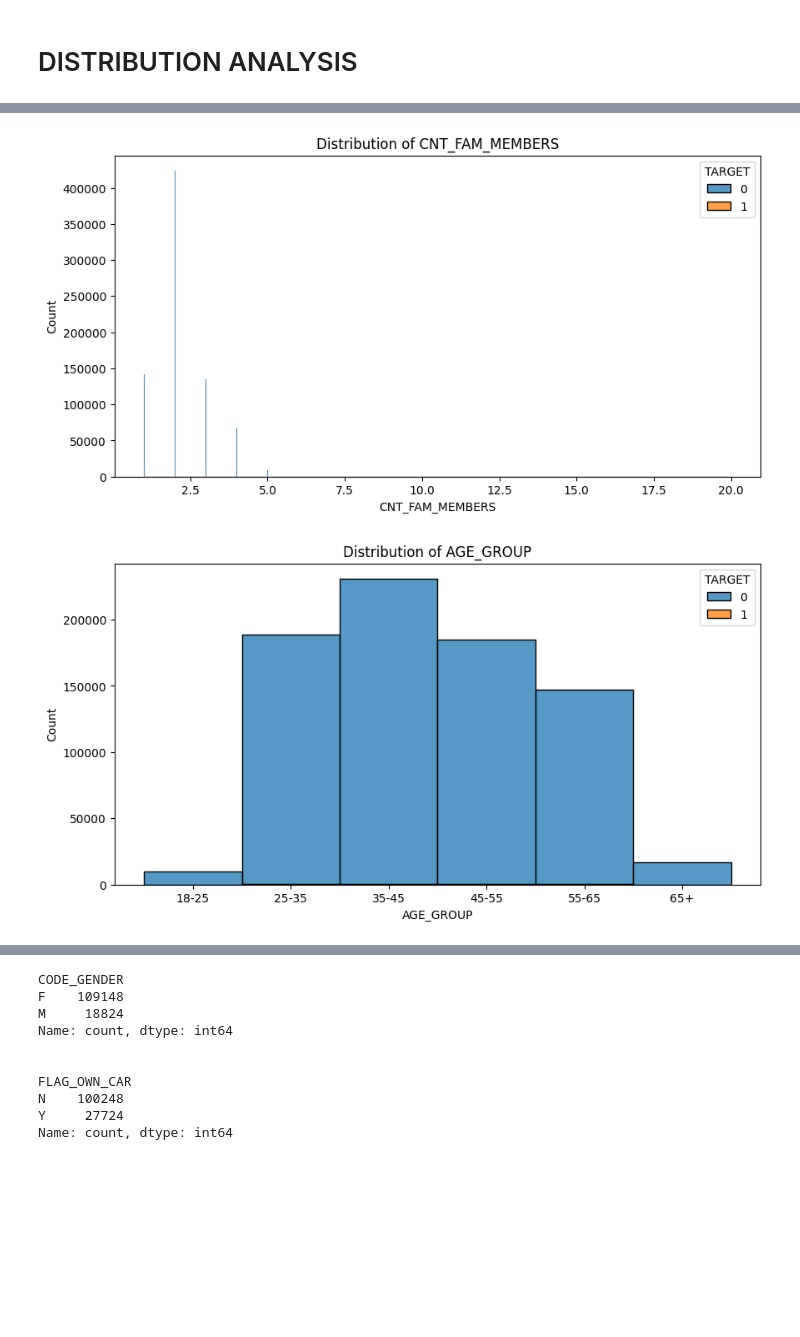
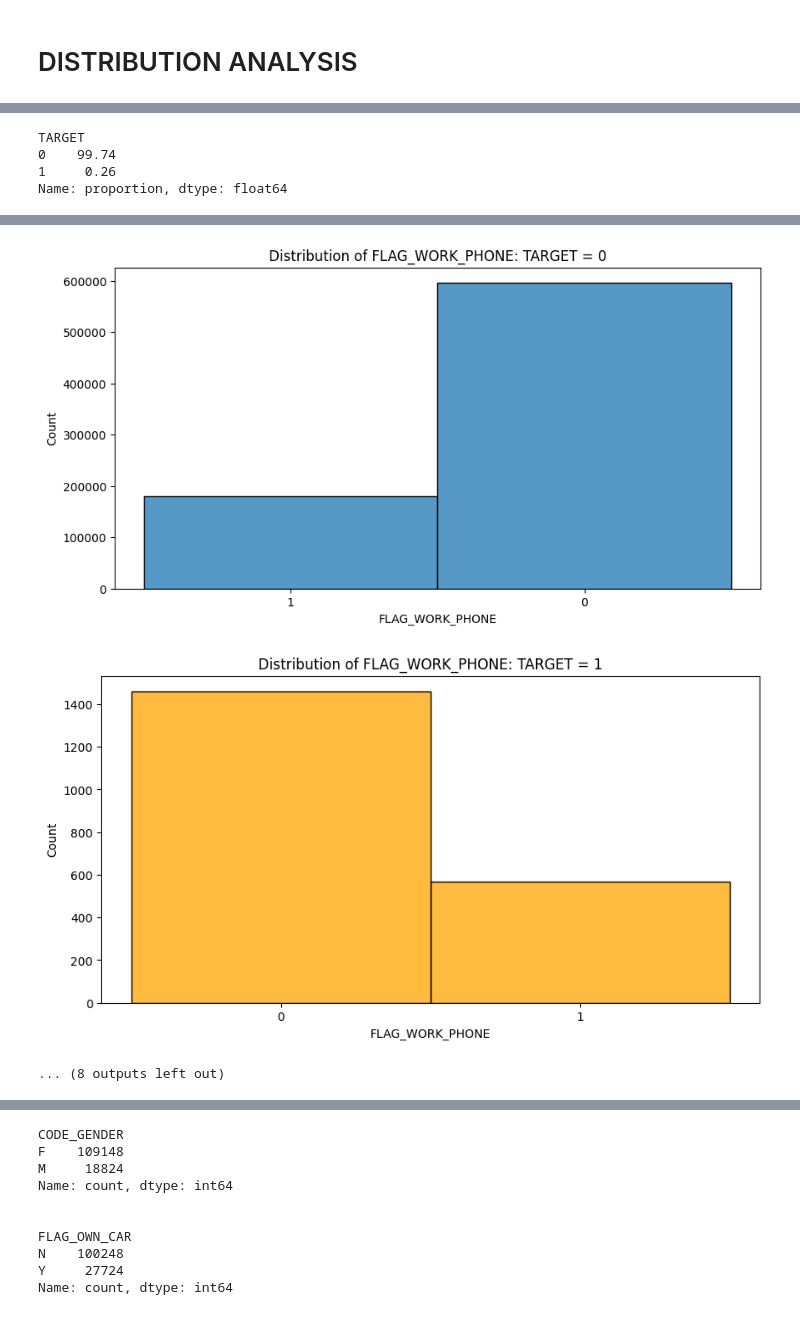
Before and after one commit to MazzDi/KC.ML-Engeneering.Final-Project, a Jupyter notebook: mvp.ipynb, the cells around one changed output, grey strips where cells are left out. Drawn from its saved outputs; the diff is of its cells as text; code cells hidden in the pictures; blank space fills up the shorter version.

```diff
--- a/mvp.ipynb
+++ b/mvp.ipynb
@@ -44,7 +48,7 @@ df.shape
 #### Для скачивания таргета уже надо перейти на стрраницу Kaggle
 https://www.kaggle.com/datasets/rikdifos/credit-card-approval-prediction/data?select=credit_record.csv
 # %%
-df_target = pd.read_csv('variant2/credit_record.csv', sep=',')
+df_target = pd.read_csv('data/credit_record.csv', sep=',')
 # %%
 df_target.head()
 # %% [output]
@@ -310,10 +314,24 @@ df_total.head()
 | 2 | 5008804 | -2 | 0 | M | Y | Y | 0 | ... |
 | 3 | 5008804 | -3 | 0 | M | Y | Y | 0 | ... |
 | 4 | 5008804 | -4 | 0 | M | Y | Y | 0 | ... |
+# %%
+df_total['TARGET'].value_counts(normalize=True).mul(100).round(2)
+# %% [output]
+TARGET
+0    99.74
+1     0.26
+Name: proportion, dtype: float64
 # %%
 for col in df_total.select_dtypes(exclude=['object']).columns:
+    if col in ['TARGET', 'ID']:
+        continue
     plt.figure(figsize=(10, 5))
-    sns.histplot(df_total, x=col, hue='TARGET', multiple='stack')
-    plt.title(f'Distribution of {col}')
+    sns.histplot(df_total[df_total['TARGET'] == 0], x=col)
+    plt.title(f'Distribution of {col}: TARGET = 0')
     plt.show()
+
+    plt.figure(figsize=(10, 5))
+    sns.histplot(df_total[df_total['TARGET'] == 1], x=col, color='orange')
+    plt.title(f'Distribution of {col}: TARGET = 1')
+    plt.show()
 # %% [output]
@@ -330,5 +348,6 @@ for col in df_total.select_dtypes(exclude=['object']).columns:
-[figure, old version]
+[figure, new version]
-[figure, old version]
+[figure, new version]
+... (8 outputs left out)
 # %%
 # Видим странные аномалии в фиче DAYS_EMPLOYED. Посмотрим на них подробнее
 df_total[df_total['DAYS_EMPLOYED'] > 30000]
```
Also changed, not shown: parts of 63 cells of this notebook, 2 other files.
